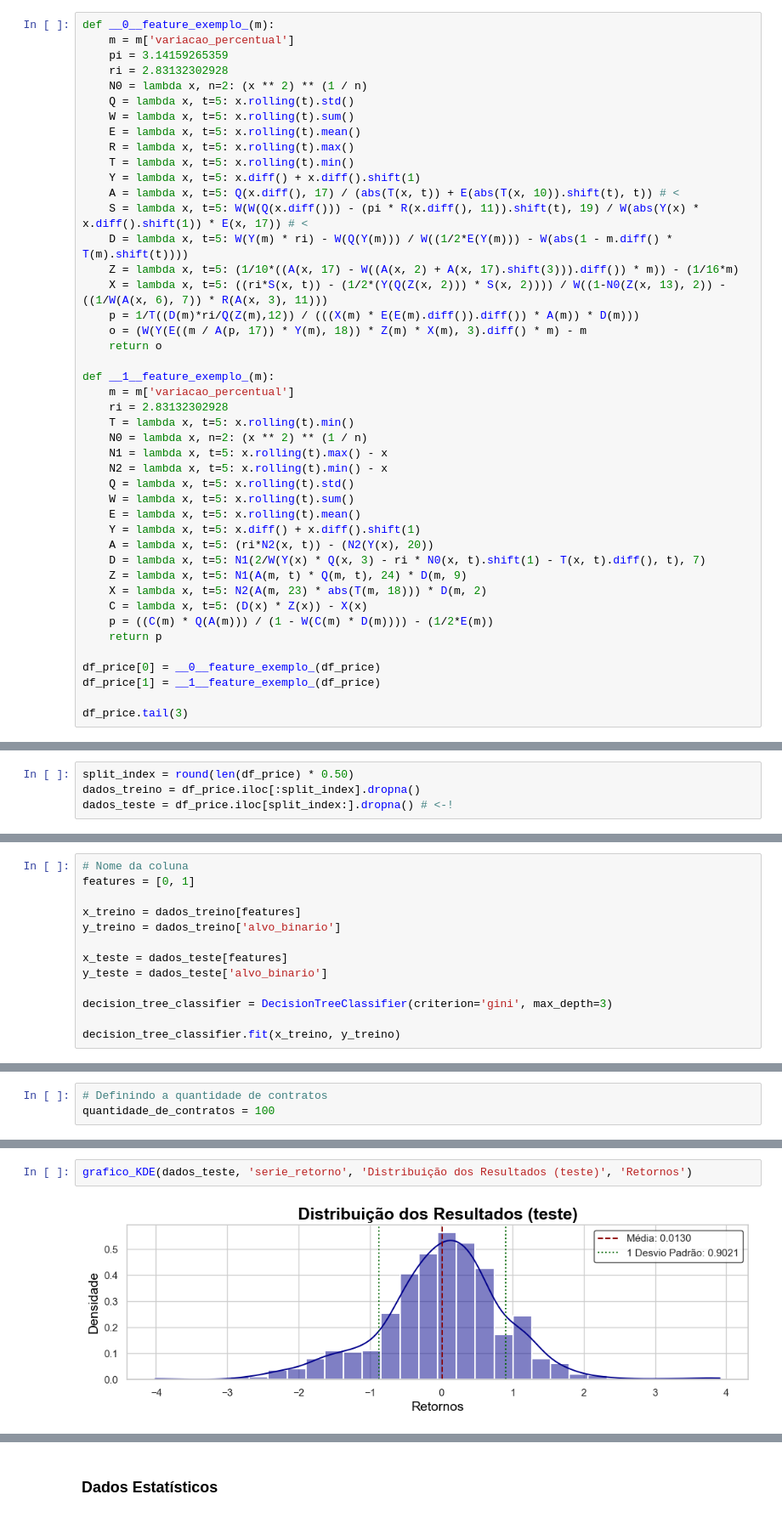
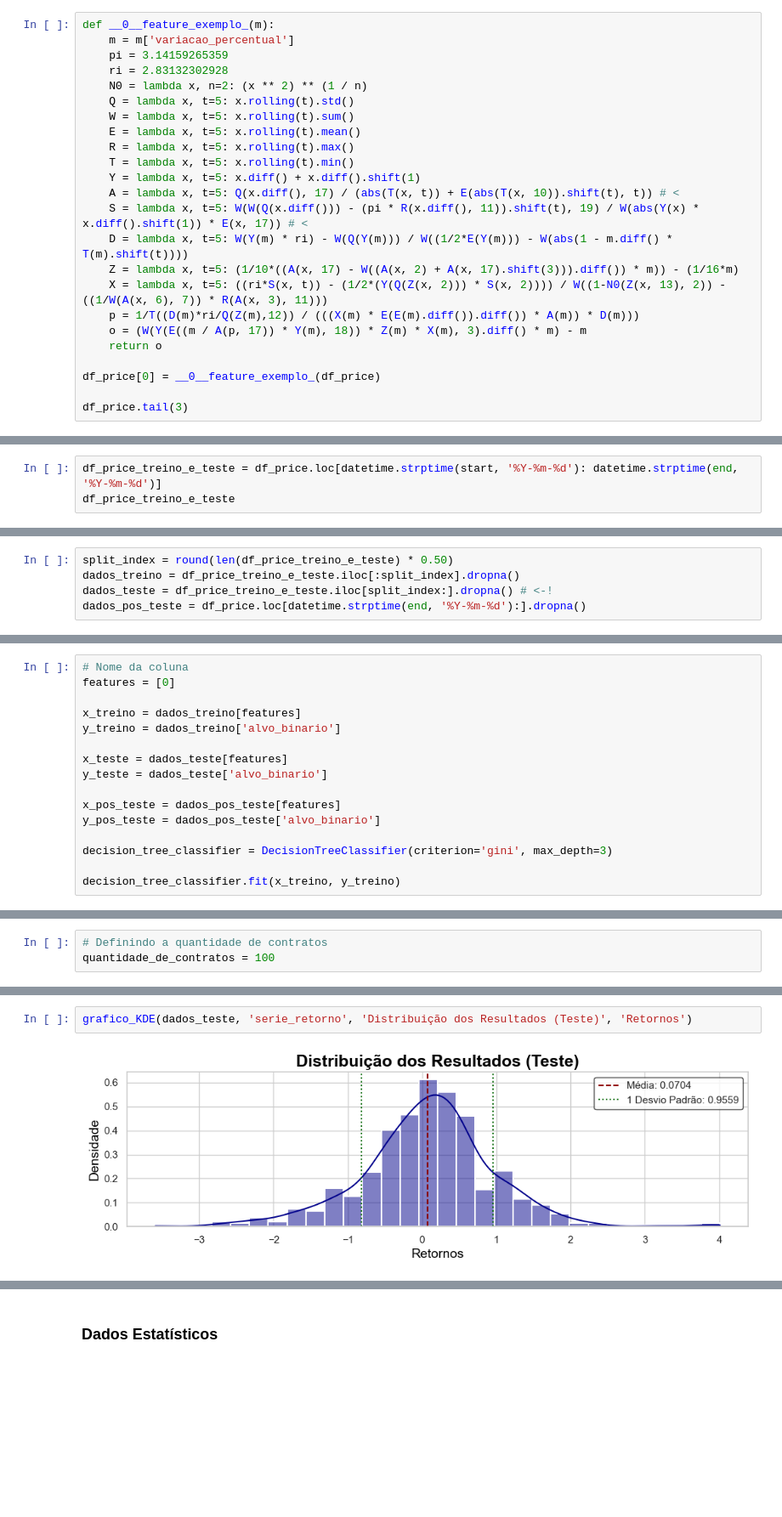
Before and after one commit to rianlucascs/predicao-dados-binarios, a Jupyter notebook: notebooks/notebook.ipynb, the cells around one changed output, grey strips where cells are left out. Shown at 85% size. Cells and saved outputs as stored; diff of their text form; blank space fills up the shorter version.

```diff
--- a/notebooks/notebook.ipynb
+++ b/notebooks/notebook.ipynb
@@ -157,27 +175,7 @@ def __0__feature_exemplo_(m):
     o = (W(Y(E((m / A(p, 17)) * Y(m), 18)) * Z(m) * X(m), 3).diff() * m) - m
     return o
 
-def __1__feature_exemplo_(m):
-    m = m['variacao_percentual']
-    ri = 2.83132302928
-    T = lambda x, t=5: x.rolling(t).min()
-    N0 = lambda x, n=2: (x ** 2) ** (1 / n)
-    N1 = lambda x, t=5: x.rolling(t).max() - x
-    N2 = lambda x, t=5: x.rolling(t).min() - x
-    Q = lambda x, t=5: x.rolling(t).std()
-    W = lambda x, t=5: x.rolling(t).sum()
-    E = lambda x, t=5: x.rolling(t).mean()
-    Y = lambda x, t=5: x.diff() + x.diff().shift(1)
-    A = lambda x, t=5: (ri*N2(x, t)) - (N2(Y(x), 20))
-    D = lambda x, t=5: N1(2/W(Y(x) * Q(x, 3) - ri * N0(x, t).shift(1) - T(x, t).diff(), t), 7)
-    Z = lambda x, t=5: N1(A(m, t) * Q(m, t), 24) * D(m, 9)
-    X = lambda x, t=5: N2(A(m, 23) * abs(T(m, 18))) * D(m, 2)
-    C = lambda x, t=5: (D(x) * Z(x)) - X(x)
-    p = ((C(m) * Q(A(m))) / (1 - W(C(m) * D(m)))) - (1/2*E(m))
-    return p
-
 df_price[0] = __0__feature_exemplo_(df_price)
-df_price[1] = __1__feature_exemplo_(df_price)
 
 df_price.tail(3)
 # %% [output]
@@ -216,3 +214,6 @@ print('Quantidade de Dados Perdidos da Variável 0: ', int(df_price[0].isnull().
 Quantidade de Dados Perdidos da Variável 0:  130
 # %% [markdown]
 ### Separando a base de dados em 50% treino e teste
+# %%
+df_price_treino_e_teste = df_price.loc[datetime.strptime(start, '%Y-%m-%d'): datetime.strptime(end, '%Y-%m-%d')]
+df_price_treino_e_teste
@@ -219,4 +235,5 @@ Quantidade de Dados Perdidos da Variável 0:  130
 # %%
-split_index = round(len(df_price) * 0.50)
-dados_treino = df_price.iloc[:split_index].dropna()
-dados_teste = df_price.iloc[split_index:].dropna() # <-!
+split_index = round(len(df_price_treino_e_teste) * 0.50)
+dados_treino = df_price_treino_e_teste.iloc[:split_index].dropna()
+dados_teste = df_price_treino_e_teste.iloc[split_index:].dropna() # <-!
+dados_pos_teste = df_price.loc[datetime.strptime(end, '%Y-%m-%d'):].dropna()
@@ -244,7 +292,7 @@ Quantidade de Dados: 746
 ### Predição
 # %%
 # Nome da coluna
-features = [0, 1]
+features = [0]
 
 x_treino = dados_treino[features]
 y_treino = dados_treino['alvo_binario']
@@ -252,6 +300,9 @@ y_treino = dados_treino['alvo_binario']
 x_teste = dados_teste[features]
 y_teste = dados_teste['alvo_binario']
 
+x_pos_teste = dados_pos_teste[features]
+y_pos_teste = dados_pos_teste['alvo_binario']
+
 decision_tree_classifier = DecisionTreeClassifier(criterion='gini', max_depth=3)
 
 decision_tree_classifier.fit(x_treino, y_treino)
@@ -343,4 +407,4 @@ grafico_retorno_anual(dados_teste, 'serie_retorno', 'Retornos Anuais do Modelo (
 # %%
-grafico_KDE(dados_teste, 'serie_retorno', 'Distribuição dos Resultados (teste)', 'Retornos')
+grafico_KDE(dados_teste, 'serie_retorno', 'Distribuição dos Resultados (Teste)', 'Retornos')
 # %% [output]
-[figure, old version]
+[figure, new version]
```
Also changed, not shown: parts of 59 cells of this notebook, 1 other file.
